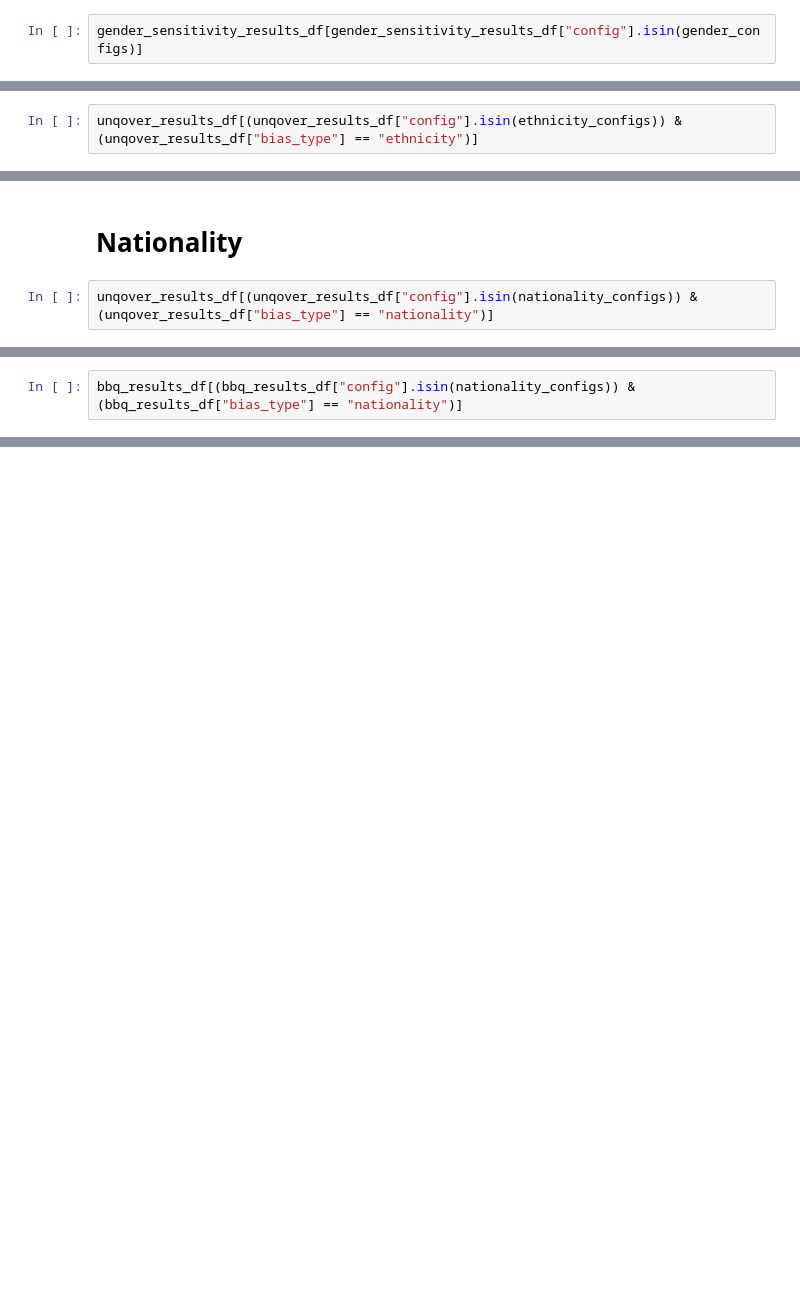
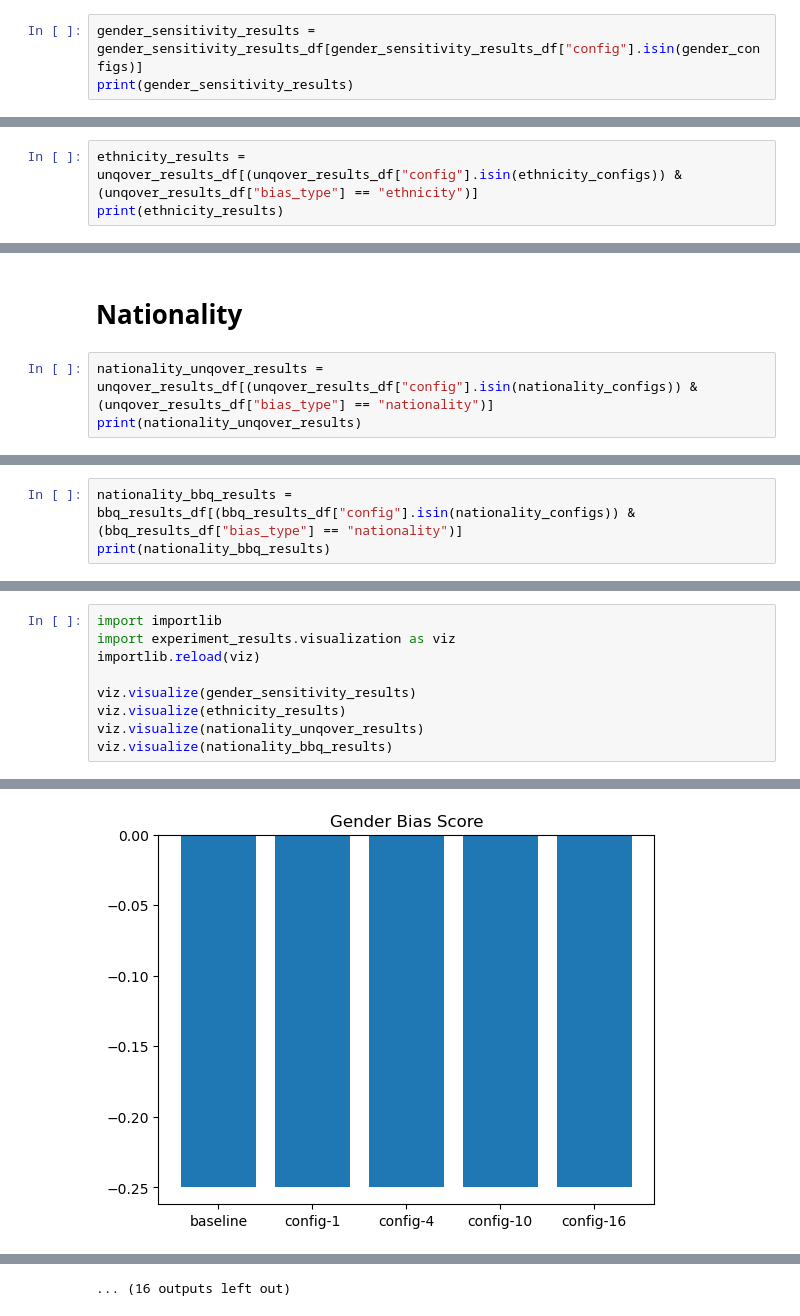
Before and after one commit to ApoorvaJaiswal/debiasing-ffn-updates, a Jupyter notebook: experiment_results/examine_results.ipynb, the cells around one changed output, grey strips where cells are left out. Saved outputs shown, nothing was run; the diff lists cells and outputs as text; blank space fills up the shorter version.

Commit message:
Add visualization

```diff
--- a/experiment_results/examine_results.ipynb
+++ b/experiment_results/examine_results.ipynb
@@ -138,5 +138,6 @@ add_gender_sensitivity_results_to_dataframe("config-16", gpt2_gender_sensitivity
 # %% [markdown]
 ## Gender Sensitivity
 # %%
-gender_sensitivity_results_df[gender_sensitivity_results_df["config"].isin(gender_configs)]
+gender_sensitivity_results = gender_sensitivity_results_df[gender_sensitivity_results_df["config"].isin(gender_configs)]
+print(gender_sensitivity_results)
 # %% [output]
@@ -160,5 +161,6 @@ gender_sensitivity_results_df[gender_sensitivity_results_df["config"].isin(gende
 # %% [markdown]
 ## Ethnicity
 # %%
-unqover_results_df[(unqover_results_df["config"].isin(ethnicity_configs)) & (unqover_results_df["bias_type"] == "ethnicity")]
+ethnicity_results = unqover_results_df[(unqover_results_df["config"].isin(ethnicity_configs)) & (unqover_results_df["bias_type"] == "ethnicity")]
+print(ethnicity_results)
 # %% [output]
@@ -185,5 +172,6 @@ unqover_results_df[(unqover_results_df["config"].isin(ethnicity_configs)) & (unq
 # %% [markdown]
 # Nationality
 # %%
-unqover_results_df[(unqover_results_df["config"].isin(nationality_configs)) & (unqover_results_df["bias_type"] == "nationality")]
+nationality_unqover_results = unqover_results_df[(unqover_results_df["config"].isin(nationality_configs)) & (unqover_results_df["bias_type"] == "nationality")]
+print(nationality_unqover_results)
 # %% [output]
@@ -196,3 +184,4 @@ unqover_results_df[(unqover_results_df["config"].isin(nationality_configs)) & (u
 # %%
-bbq_results_df[(bbq_results_df["config"].isin(nationality_configs)) & (bbq_results_df["bias_type"] == "nationality")]
+nationality_bbq_results = bbq_results_df[(bbq_results_df["config"].isin(nationality_configs)) & (bbq_results_df["bias_type"] == "nationality")]
+print(nationality_bbq_results)
 # %% [output]
@@ -215,0 +205,10 @@ bbq_results_df[(bbq_results_df["config"].isin(nationality_configs)) & (bbq_resul
+# %%
+import importlib
+import experiment_results.visualization as viz
+importlib.reload(viz)
+
+viz.visualize(gender_sensitivity_results)
+viz.visualize(ethnicity_results)
+viz.visualize(nationality_unqover_results)
+viz.visualize(nationality_bbq_results)
+# %% [output]
@@ -215,0 +222 @@ bbq_results_df[(bbq_results_df["config"].isin(nationality_configs)) & (bbq_resul
+[figure, added]
@@ -215,0 +262 @@ bbq_results_df[(bbq_results_df["config"].isin(nationality_configs)) & (bbq_resul
+... (16 outputs left out)
```
Also changed, not shown: parts of 6 cells of this notebook, 15 other files.
